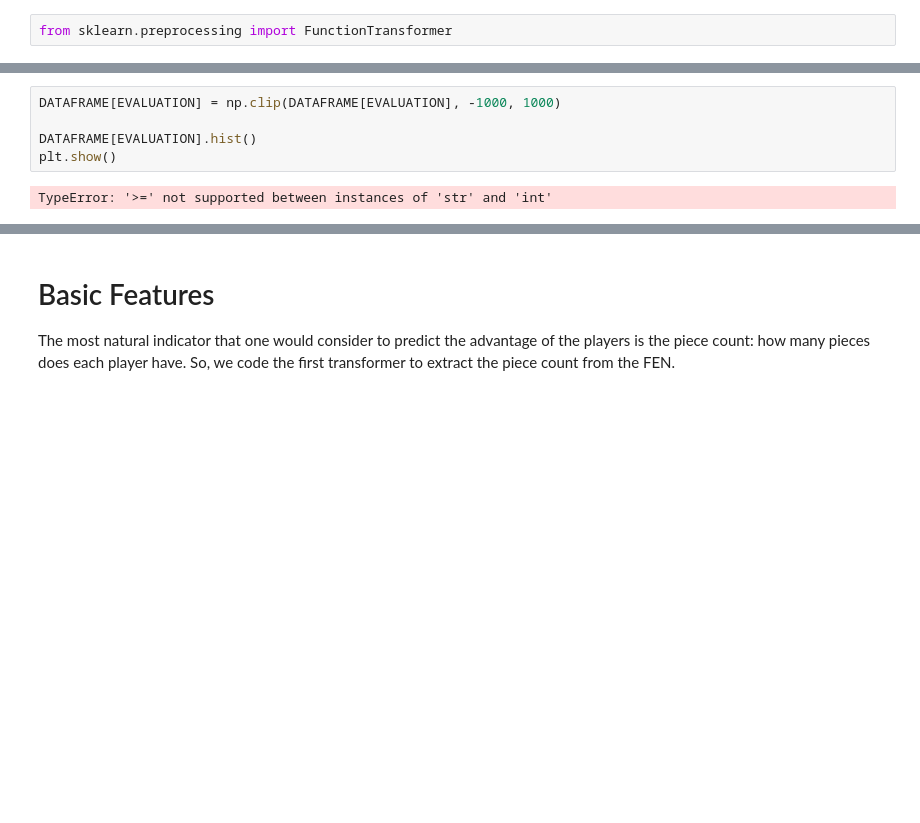
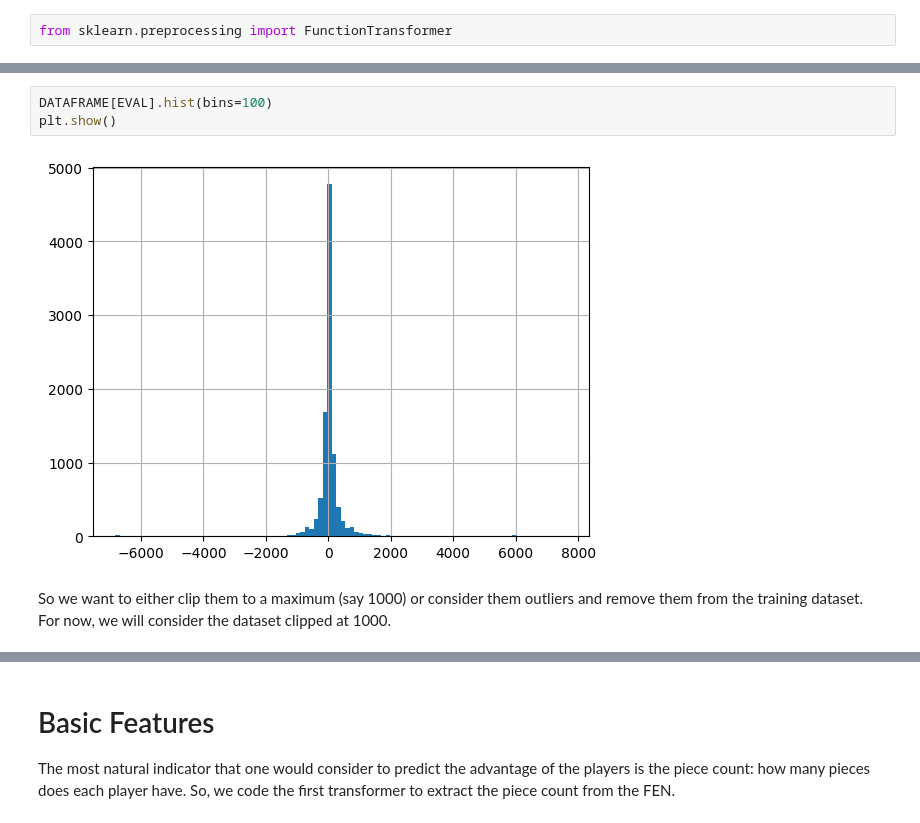
Before and after one commit to NatanSisoev/Chess-ML-Evaluator, a Jupyter notebook: main.ipynb, the cells around one changed output, grey strips where cells are left out. Cells and saved outputs as stored; diff of their text form; blank space fills up the shorter version.

```diff
--- a/main.ipynb
+++ b/main.ipynb
@@ -93,7 +108,7 @@ We also see the evaluation has a vast range of values.
 # %%
-DATAFRAME[EVALUATION] = np.clip(DATAFRAME[EVALUATION], -1000, 1000)
-
-DATAFRAME[EVALUATION].hist()
+DATAFRAME[EVAL].hist(bins=100)
 plt.show()
 # %% [output]
-TypeError: '>=' not supported between instances of 'str' and 'int'
+[figure, added]
+# %% [markdown]
+So we want to either clip them to a maximum (say 1000) or consider them outliers and remove them from the training dataset. For now, we will consider the dataset clipped at 1000.
```
Also changed, not shown: parts of 31 cells of this notebook, 1 other file.
